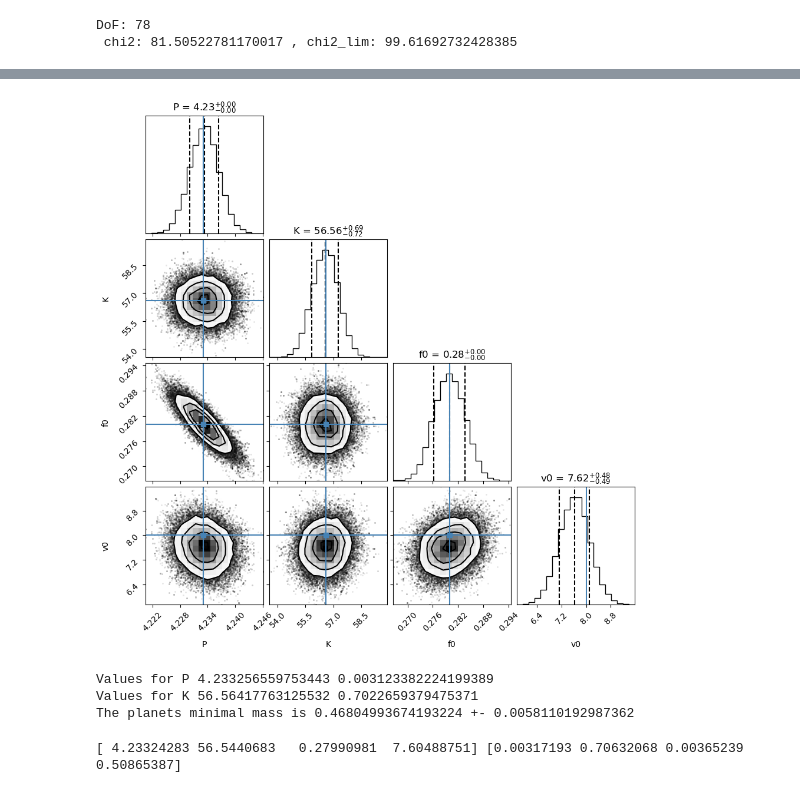
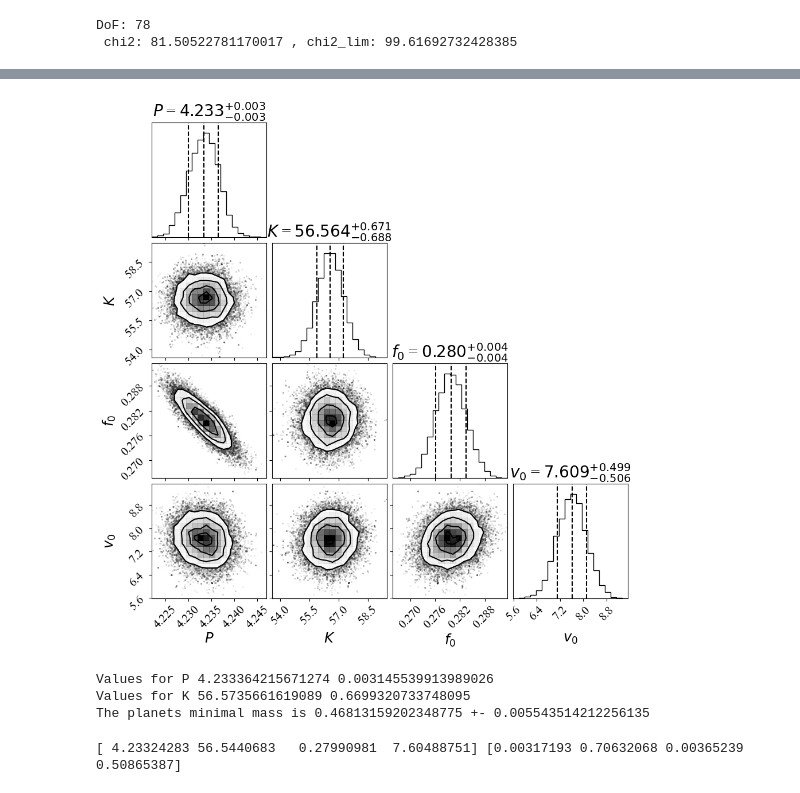
Before and after one commit to TapWhite/ALOP-2, a Jupyter notebook: problems.ipynb, the cells around one changed output, grey strips where cells are left out. Cells and saved outputs as stored; diff of their text form; code cells hidden in the pictures.

```diff
--- a/problems.ipynb
+++ b/problems.ipynb
@@ -81,7 +100,7 @@ K_values = np.arange(K_guess - delta_K, K_guess + delta_K, 1)
 
 f0_values = np.arange(0, 1, 0.01)
 
-v0_guess = 0
+v0_guess = 5
 delta_v0 = 10
 v0_values = np.arange(v0_guess - delta_v0, v0_guess + delta_v0, 1)
 # %%
@@ -274,16 +289,16 @@ def lnL(theta, x, y, yerr):
 
 def lnprior(theta):
     P, K, f0, v0 = theta
-    if 0 < P < 10 and 0 < K < 100 and 0 < f0 < 1 and -100 < v0 < 100:
+    if 4 < P < 4.5 and 50 < K < 60 and 0.23 < f0 < 0.33 and 5 < v0 < 15:
         return 0.0
     return -np.inf
 
 def lnpriorgaussian(theta):
     P, K, f0, v0 = theta
-    P_prior = -0.5 * ((P - P_guess) / 0.2)**2
-    K_prior = -0.5 * ((K - K_guess) / 10.0)**2
-    f0_prior = -0.5 * ((f0 - 0.5) / 0.1)**2
-    v0_prior = -0.5 * ((v0 - 0.0) / 10.0)**2
+    P_prior = -0.5 * ((P - best_P) / 0.2)**2
+    K_prior = -0.5 * ((K - best_K) / 10.0)**2
+    f0_prior = -0.5 * ((f0 - best_f0) / 0.1)**2
+    v0_prior = -0.5 * ((v0 - best_v0) / 10.0)**2
     return P_prior + K_prior + f0_prior + v0_prior
 
 def lnprobgaussian(theta, x, y, yerr):
@@ -302,8 +317,8 @@ def lnprob(theta, x, y, yerr):
     return lp + lnL(theta, x, y, yerr)
 # %%
 
-ndim, nwalkers = 4, 200
-pos = [np.array([best_P, best_K, best_f0, best_v0]) + 1e-3*np.random.randn(ndim) for i in range(nwalkers)]
+ndim, nwalkers = 4, 100
+pos = [np.array([best_P, best_K, best_f0, best_v0]) + 1e-4*np.random.randn(ndim) for i in range(nwalkers)]
 
 sampler = emcee.EnsembleSampler(nwalkers, ndim, lnprob, args=(time, vrad_obs, vrad_uncertainty))
 
@@ -313,14 +328,17 @@ print(sampler.chain.shape)
 
 fig, axes = plt.subplots(4, figsize=(10, 7), sharex=True)
 
-labels = ["P", "K", "f0", "v0"]
+labels = ["$P$", "$K$", "$f_0$", "$v_0$"]
 for i in range(ndim):
     ax = axes[i]
     ax.plot(sampler.chain[:, :, i].transpose(), color="black", alpha=0.3)
     ax.set_ylabel(labels[i])
     ax.axvline(75, color='red')
-    ax.yaxis.set_label_coords(-0.1, 0.5)
+    ax.yaxis.set_label_coords(-0.05, 0.5)
+
+ax.set_xlabel("step number")
 #axes[-1].set_xlabel("step number")
+plt.tight_layout()
 plt.savefig("pdf/emcee.pdf")
 plt.show()
 
@@ -356,14 +374,22 @@ P(a|data) = 4.233256559753443 + 0.0030755662414749807 - 0.0031711982069237976
 # %%
+# Format the truths with different precision
+truths = [
+    f"{best_P:.3f}",  # 3 digits for P
+    f"{best_K:.2f}",  # 2 digits for K
+    f"{best_f0:.3f}",  # 3 digits for f0
+    f"{best_v0:.2f}"   # 2 digits for v0
+]
 fig = corner.corner(
     samples,
     labels=labels,
-    truths=[best_P, best_K, best_f0, best_v0],
+    truths=truths,
     quantiles=[0.16, 0.5, 0.84],
     show_titles=True,
+    title_fmt=".3f"
 )
 plt.savefig("pdf/corner.pdf")
 # %% [output]
-[figure, old version]
+[figure, new version]
 # %%
 median_P = np . percentile ( samples [: , 0] , 50.0)
 p16_P = np . percentile ( samples [: , 0] , 16)
@@ -381,9 +407,9 @@ print('Values for K',median_K, sigma_K)
 minimal_planet_mass = calculate_Mp(1.06 * M_sun.value, median_P *24*3600, 90, median_K, P_error= sigma_P, K_error=sigma_K) / M_jup.value
 print('The planets minimal mass is',minimal_planet_mass[0], '+-', minimal_planet_mass[1])
 # %% [output]
-Values for P 4.233256559753443 0.003123382224199389
-Values for K 56.56417763125532 0.7022659379475371
-The planets minimal mass is 0.46804993674193224 +- 0.0058110192987362
+Values for P 4.233364215671274 0.003145539913989026
+Values for K 56.5735661619089 0.6699320733748095
+The planets minimal mass is 0.46813159202348775 +- 0.005543514212256135
 # %%
 # Try to find the differencees using scipy.curvefit
 from scipy.optimize import curve_fit
```
Also changed, not shown: parts of 10 cells of this notebook, 5 other files.
